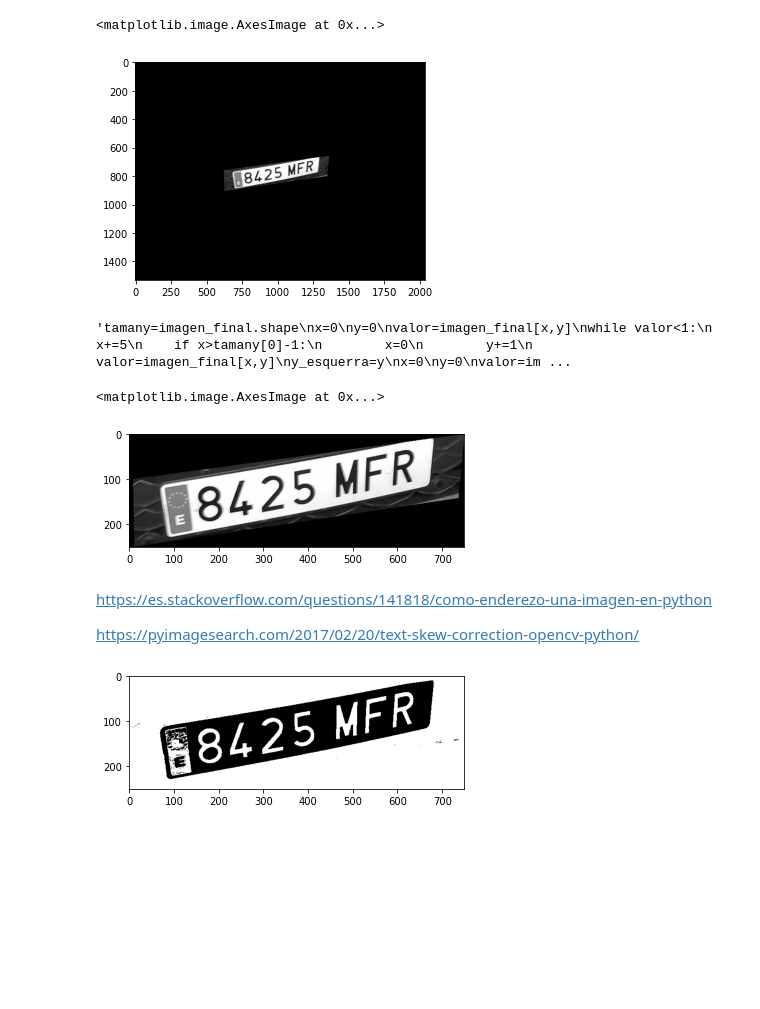
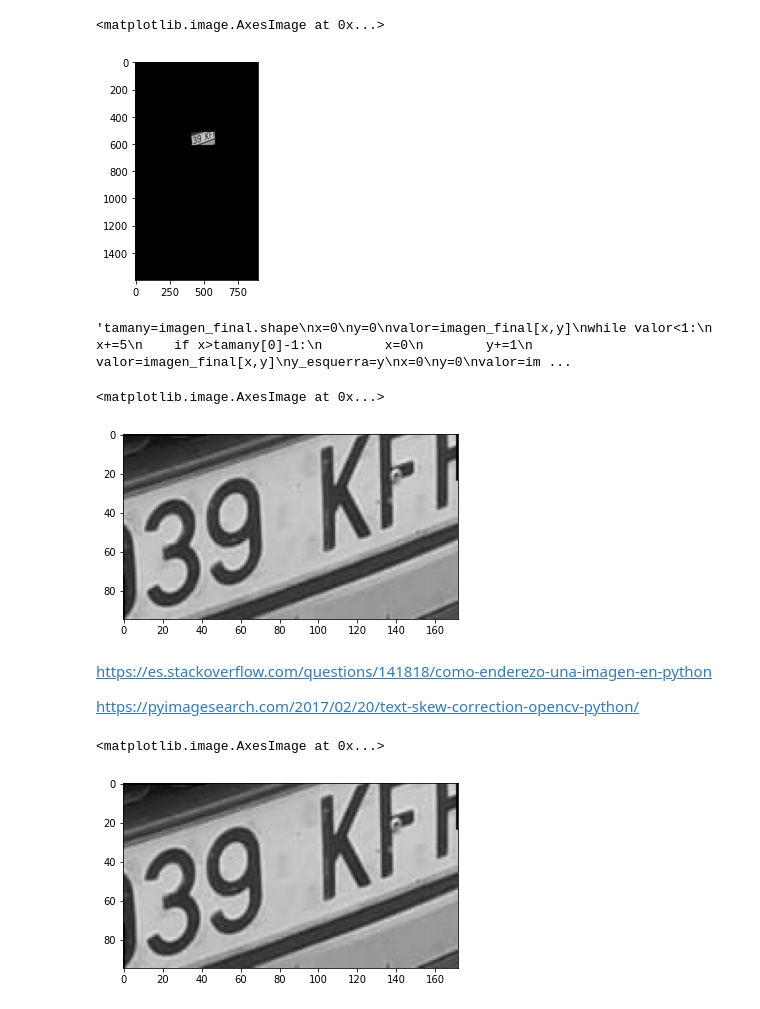
Before and after one commit to danielpaulisch/psiv2_matricules, a Jupyter notebook: dilate_contorns.ipynb, the cells around one changed output. Saved outputs shown, nothing was run; the diff lists cells and outputs as text; code cells hidden in the pictures; blank space fills up the shorter version.

```diff
--- a/dilate_contorns.ipynb
+++ b/dilate_contorns.ipynb
@@ -4,7 +4,7 @@ import cv2 as cv
 from matplotlib import pyplot as plt
 
 from skimage.segmentation import clear_border
-img = cv.imread('matricula_2.jpeg')
+img = cv.imread('matricula_3.jpeg')
 img_gris = cv.cvtColor(img, cv.COLOR_BGR2GRAY)
 # %%
 kernel = np.ones((3,3), np.uint8)
@@ -45,7 +45,7 @@ for c in cnts:
         contornos_millor=c
         x_esquerra,y_esquerra,largo,ancho = cv.boundingRect(c)
 # %%
-epsilon = 0.05*cv.arcLength(contornos_millor,True)
+epsilon = 0.02*cv.arcLength(contornos_millor,True)
 approx = cv.approxPolyDP(contornos_millor,epsilon,True)
 #print(len(approx))
 x,y,w,h = cv.boundingRect(approx)
@@ -79,7 +79,7 @@ imagen_final=img_gris*(im_out>200)
 plt.imshow(imagen_final,cmap="gray")
 # %% [output]
 <matplotlib.image.AxesImage at 0x...>
-[figure, old version]
+[figure, new version]
 # %%
 """tamany=imagen_final.shape
 x=0
@@ -131,7 +131,7 @@ imagen_recortada=imagen_final[y_esquerra:y_esquerra+ancho,x_esquerra:x_esquerra+
 plt.imshow(imagen_recortada,cmap="gray")
 # %% [output]
 <matplotlib.image.AxesImage at 0x...>
-[figure, old version]
+[figure, new version]
 # %% [markdown]
 https://es.stackoverflow.com/questions/141818/como-enderezo-una-imagen-en-python
 
@@ -139,29 +139,31 @@ https://pyimagesearch.com/2017/02/20/text-skew-correction-opencv-python/
 # %%
 
 gray = cv.bitwise_not(imagen_recortada)
 thresh = cv.threshold(gray, 0, 255,	cv.THRESH_BINARY | cv.THRESH_OTSU)[1]
 
 plt.imshow(thresh,cmap="gray")
 
 coords = np.column_stack(np.where(thresh > 0))
 angle = cv.minAreaRect(coords)[-1]
 
 
 
 if angle < -45:
-	angle = -(90 + angle)
+	angle =  (-90 + angle)
+
 
 else:
 	angle = -angle
 
 (h, w) = imagen_recortada.shape[:2]
 center = (w // 2, h // 2)
 M = cv.getRotationMatrix2D(center, -angle, 1.0)
 rotated = cv.warpAffine(imagen_recortada, M, (w, h), flags=cv.INTER_CUBIC, borderMode=cv.BORDER_REPLICATE)
 
-#plt.imshow(girada,cmap="gray")
+plt.imshow(rotated,cmap="gray")
 # %% [output]
+<matplotlib.image.AxesImage at 0x...>
-[figure, old version]
+[figure, new version]
 # %%
 import pytesseract
 #pytesseract.pytesseract.tesseract_cmd = r'C:\Program Files\Tesseract-OCR\tesseract'
```
Also changed, not shown: parts of 11 cells of this notebook.
